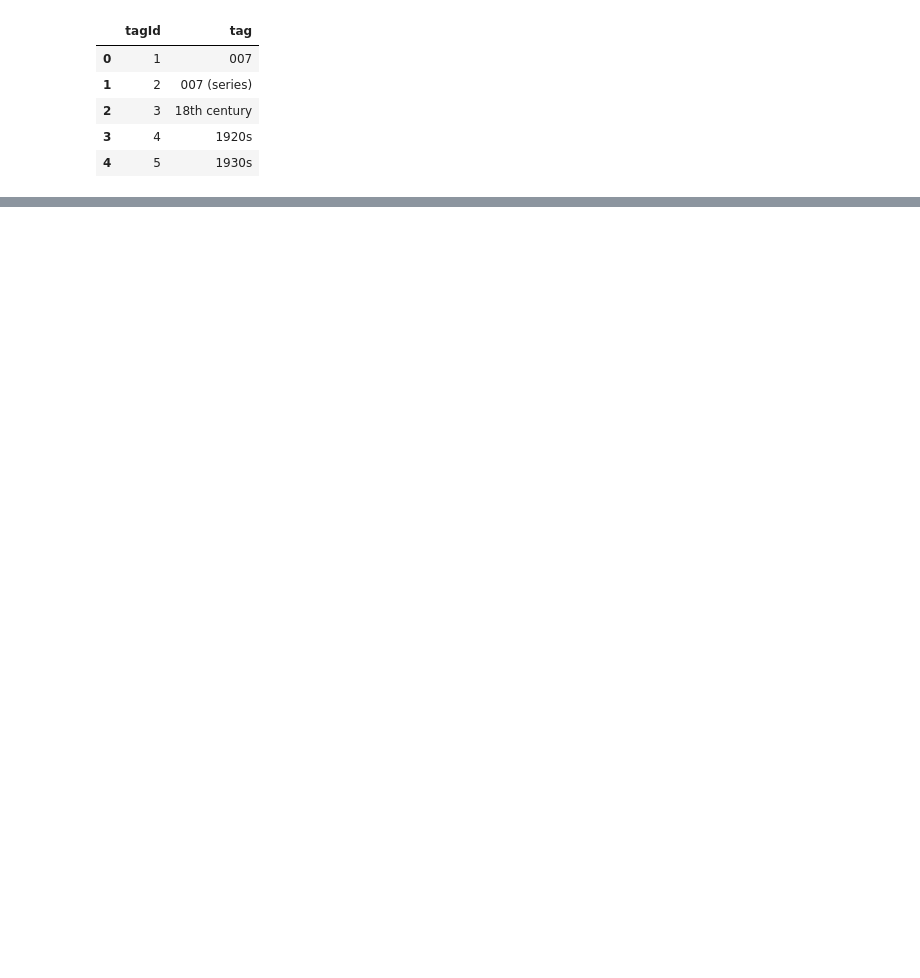
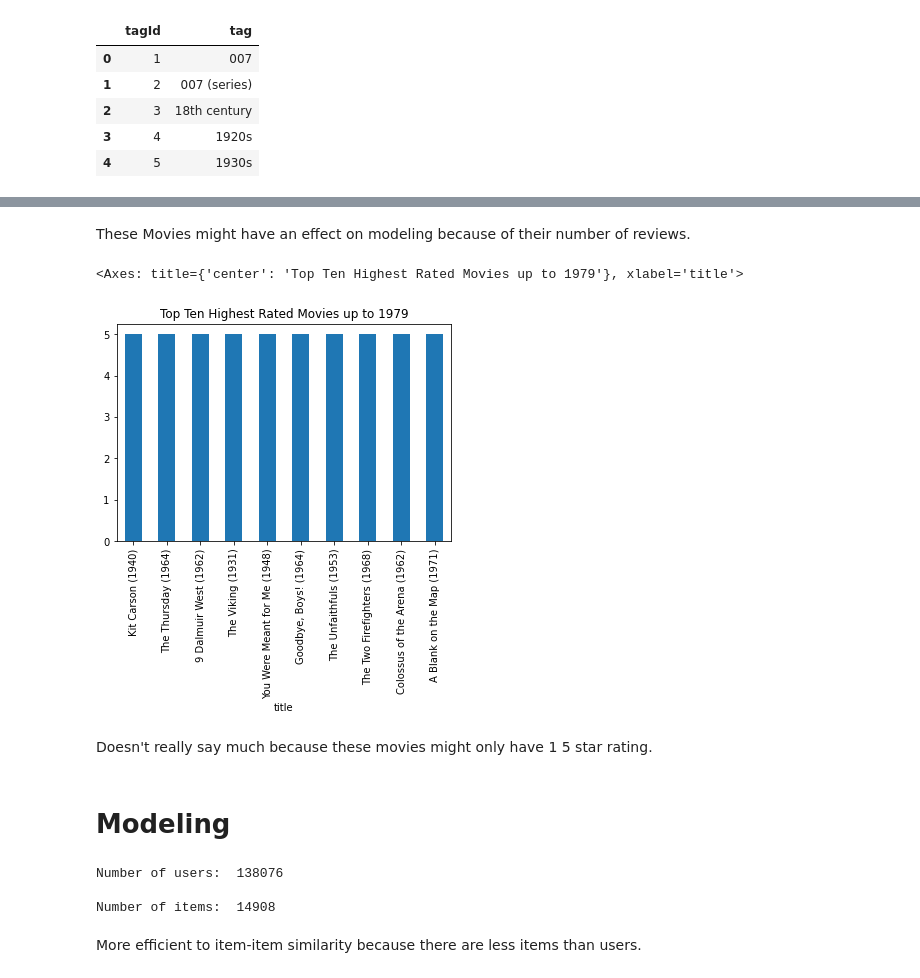
Before and after one commit to WSmolen/Movie-Recommendation-System, a Jupyter notebook: Notebook.ipynb, the cells around one changed output, grey strips where cells are left out. Drawn from its saved outputs; the diff is of its cells as text; code cells hidden in the pictures; blank space fills up the shorter version.

Commit message:
added EDA and baseline model

```diff
--- a/Notebook.ipynb
+++ b/Notebook.ipynb
@@ -136,0 +345,13 @@ genome_tags_df.head()
+# %% [markdown]
+These Movies might have an effect on modeling because of their number of reviews.
+# %%
+movies_and_ratings_df.groupby('title')['rating'].mean().sort_values(ascending=False).head(10).plot(
+    kind='bar',
+    title='Top Ten Highest Rated Movies up to 1979',)
+# %% [output]
+<Axes: title={'center': 'Top Ten Highest Rated Movies up to 1979'}, xlabel='title'>
+[figure, added]
+# %% [markdown]
+Doesn't really say much because these movies might only have 1 5 star rating.
+# %% [markdown]
+# Modeling
@@ -136,0 +361,10 @@ genome_tags_df.head()
+# %%
+dataset = data.build_full_trainset()
+print('Number of users: ', dataset.n_users, '\n')
+print('Number of items: ', dataset.n_items)
+# %% [output]
+Number of users:  138076
+
+Number of items:  14908
+# %% [markdown]
+More efficient to item-item similarity because there are less items than users.
```
Also changed, not shown: parts of 39 cells of this notebook.
